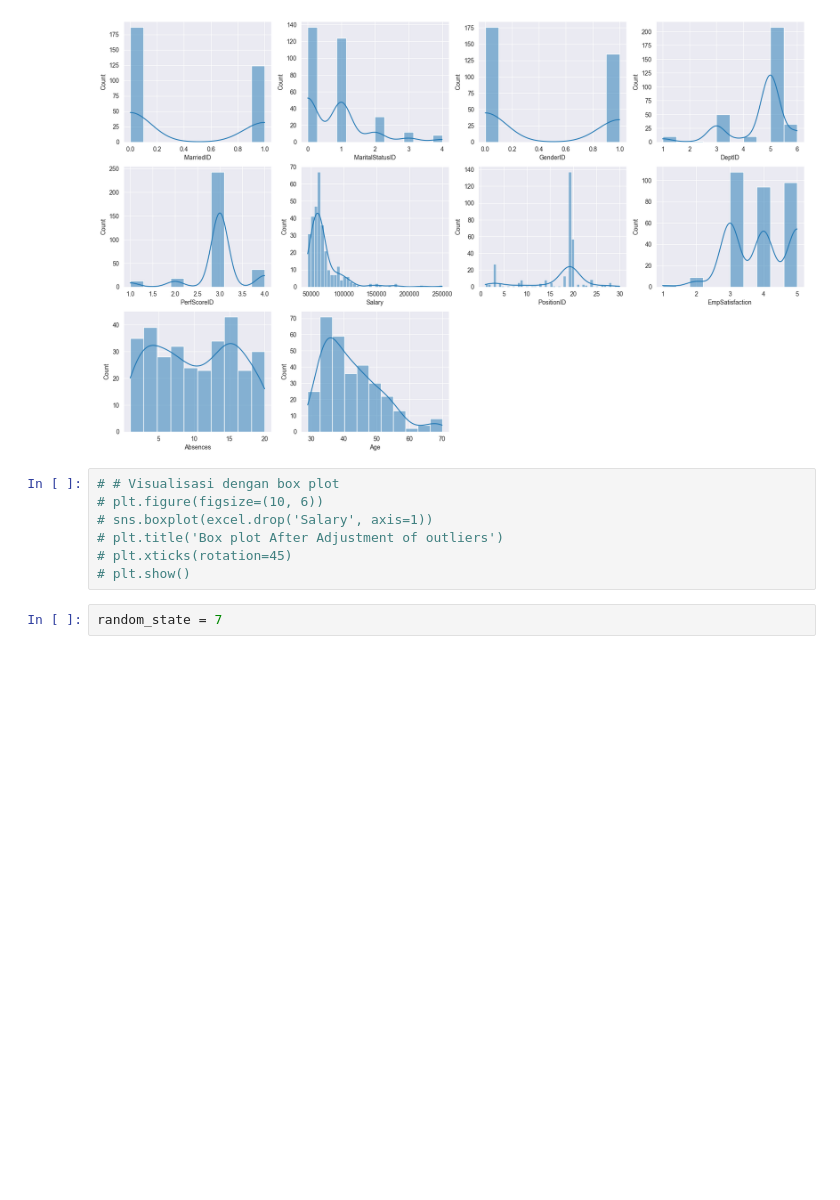
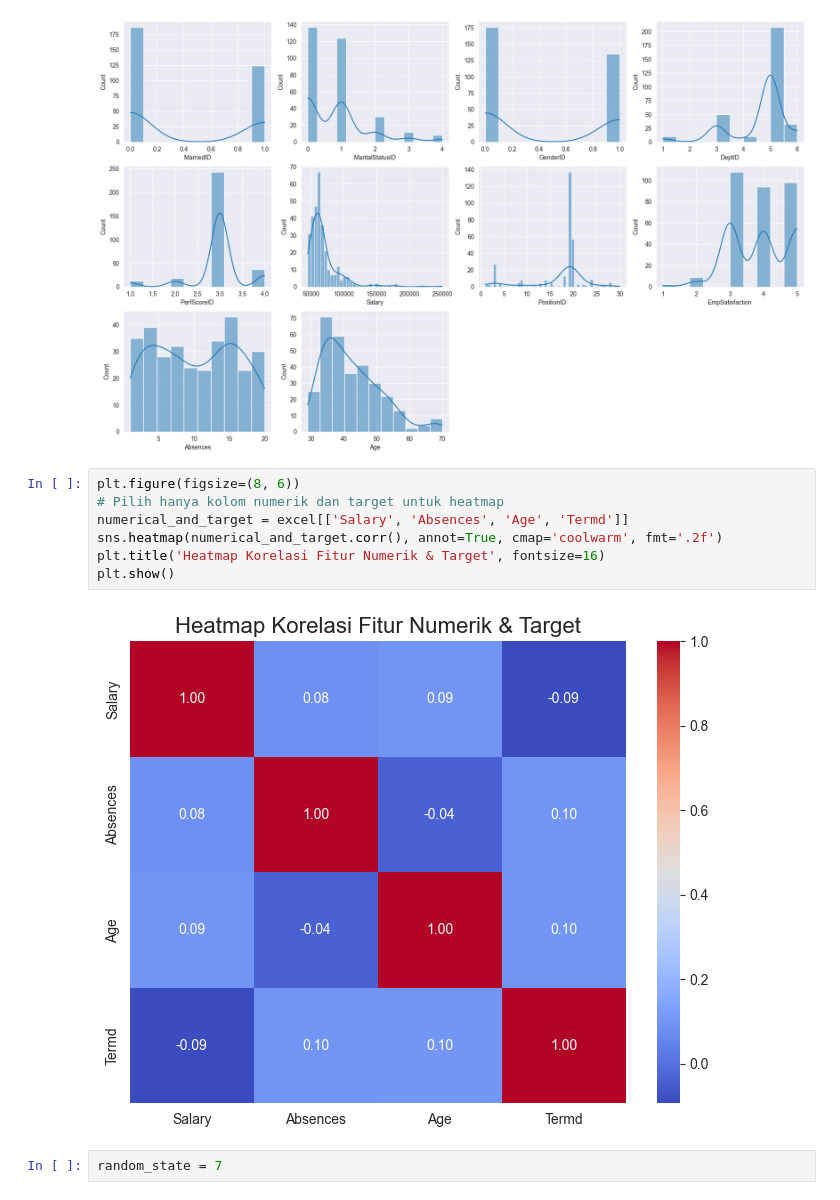
Before and after one commit to Excel951/legendary-octo-funicular, a Jupyter notebook: TA/ta.ipynb, the cells around one changed output. Drawn from its saved outputs; the diff is of its cells as text; blank space fills up the shorter version.

```diff
--- a/TA/ta.ipynb
+++ b/TA/ta.ipynb
@@ -115,12 +163,14 @@ for i, feature in enumerate(features, 1):
 # %% [output]
 [figure]
 # %%
-# # Visualisasi dengan box plot
-# plt.figure(figsize=(10, 6))
-# sns.boxplot(excel.drop('Salary', axis=1))
-# plt.title('Box plot After Adjustment of outliers')
-# plt.xticks(rotation=45)
-# plt.show()
+plt.figure(figsize=(8, 6))
+# Pilih hanya kolom numerik dan target untuk heatmap
+numerical_and_target = excel[['Salary', 'Absences', 'Age', 'Termd']]
+sns.heatmap(numerical_and_target.corr(), annot=True, cmap='coolwarm', fmt='.2f')
+plt.title('Heatmap Korelasi Fitur Numerik & Target', fontsize=16)
+plt.show()
+# %% [output]
+[figure, added]
 # %%
 random_state = 7
 # %%
```
Also changed, not shown: parts of 8 cells of this notebook.
